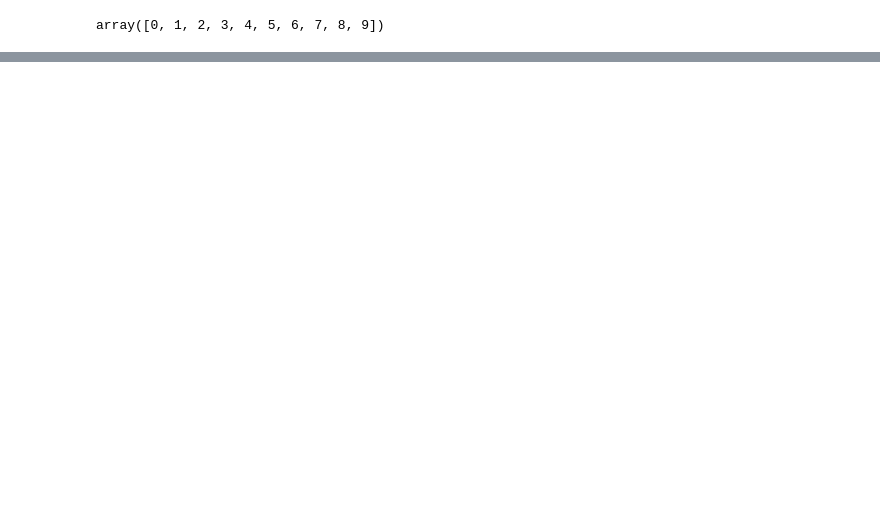
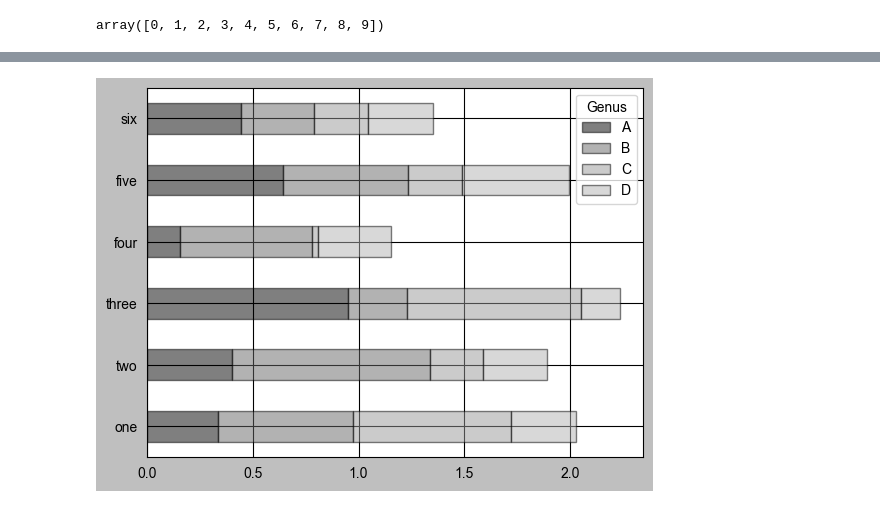
Before and after one commit to chadallison/p4da, a Jupyter notebook: ch9.ipynb, the cells around one changed output, grey strips where cells are left out. Cells and saved outputs as stored; diff of their text form; code cells hidden in the pictures; blank space fills up the shorter version.

```diff
--- a/ch9.ipynb
+++ b/ch9.ipynb
@@ -159,0 +190,5 @@ plt.show()
+# %%
+df.plot.barh(stacked = True, alpha = 0.5)
+plt.show()
+# %% [output]
+[figure, added]
```
Also changed, not shown: parts of 26 cells of this notebook.
